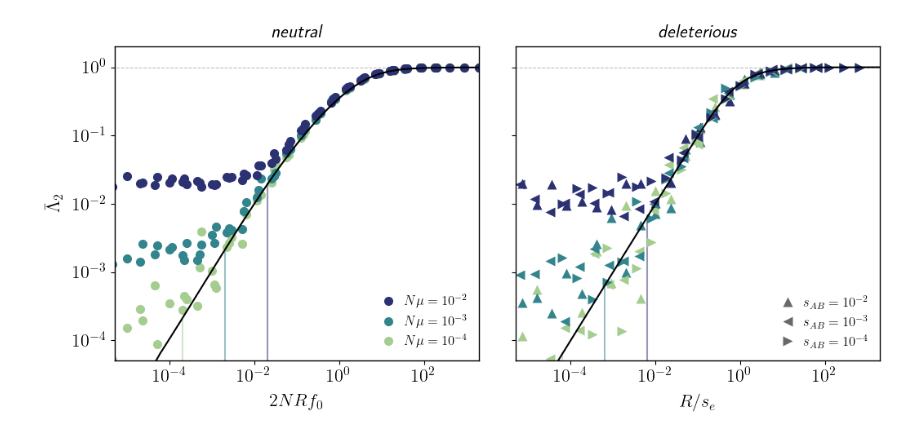
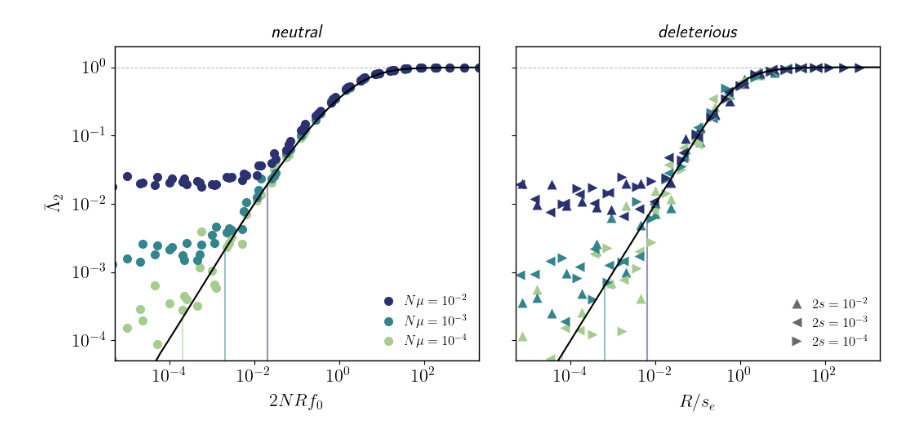
Before and after one commit to alyulina/linkage-equilibrium, a Jupyter notebook: figures/fig5.ipynb, the cells around one changed output. Saved outputs shown, nothing was run; the diff lists cells and outputs as text; code cells hidden in the pictures.

```diff
--- a/figures/fig5.ipynb
+++ b/figures/fig5.ipynb
@@ -181,9 +181,9 @@ for c in range(2):
 
 
         # this is for the legend
-        plt.loglog([1e-5], [1e-5], '^', markersize=8, markeredgecolor='#00000000', markerfacecolor=dark_grey, label="$s_{AB} = 10^{-2}$")
-        plt.loglog([1e-5], [1e-5], '<', markersize=8, markeredgecolor='#00000000', markerfacecolor=dark_grey, label="$s_{AB} = 10^{-3}$")
-        plt.loglog([1e-5], [1e-5], '>', markersize=8, markeredgecolor='#00000000', markerfacecolor=dark_grey, label="$s_{AB} = 10^{-4}$")
+        plt.loglog([1e-5], [1e-5], '^', markersize=8, markeredgecolor='#00000000', markerfacecolor=dark_grey, label="$2s = 10^{-2}$")
+        plt.loglog([1e-5], [1e-5], '<', markersize=8, markeredgecolor='#00000000', markerfacecolor=dark_grey, label="$2s = 10^{-3}$")
+        plt.loglog([1e-5], [1e-5], '>', markersize=8, markeredgecolor='#00000000', markerfacecolor=dark_grey, label="$2s = 10^{-4}$")
 
 
         for regime in ['r_sel_AB=1e-2_mu=1e-10', 'r_sel_AB=1e-2_mu=1e-9', 'r_sel_AB=1e-2_mu=1e-8', 'r_sel_AB=1e-3_mu=1e-10', 'r_sel_AB=1e-3_mu=1e-9', 'r_sel_AB=1e-3_mu=1e-8', 'r_sel_AB=1e-4_mu=1e-10', 'r_sel_AB=1e-4_mu=1e-9', 'r_sel_AB=1e-4_mu=1e-8']:
@@ -198,31 +198,31 @@ for c in range(2):
                 if f not in [1e-1, 1e-2, 1e-3]:
                     continue
 
             xs = []; ys = []
             for i, r in enumerate(points[regime]['rs']):
                 xs.append(19 / 60 * r / s)
                 ys.append(points[regime]['nums'][i, j] / points[regime]['denoms'][i, j])
 
             plt.loglog(xs, ys, markers[s * 2], markersize=8, markeredgecolor='#00000000', markerfacecolor=color)
 
 
 
         plt.xticks([1e-4, 1e-2, 1e0, 1e2, 1e4],
                    ['$10^{-4}$', '$10^{-2}$', '$10^{0}$', '$10^{2}$', '$10^{4}$'])
         plt.yticks([1e-4, 1e-3, 1e-2, 1e-1, 1e0],
                    [])
         plt.ylim([5e-5, 2])
         plt.xlim([5e-6, 2e3])
 
         plt.minorticks_off()
         plt.tick_params(axis='both', labelsize=16)
 
         plt.xlabel(r"$R / s_e$", fontsize=16, labelpad=8)
         plt.title(r"$\text{\emph{deleterious}}$", fontsize=16, pad=8)
 
         plt.legend(frameon=False, fontsize=12, loc='lower right', bbox_to_anchor=(0.5, 0.0, 0.5, 0.5), handletextpad=0.1);
 
 
 plt.savefig('fig5.pdf',dpi=600,bbox_inches='tight')
 # %% [output]
-[figure, old version]
+[figure, new version]
```
Also changed, not shown: 2 other files.
